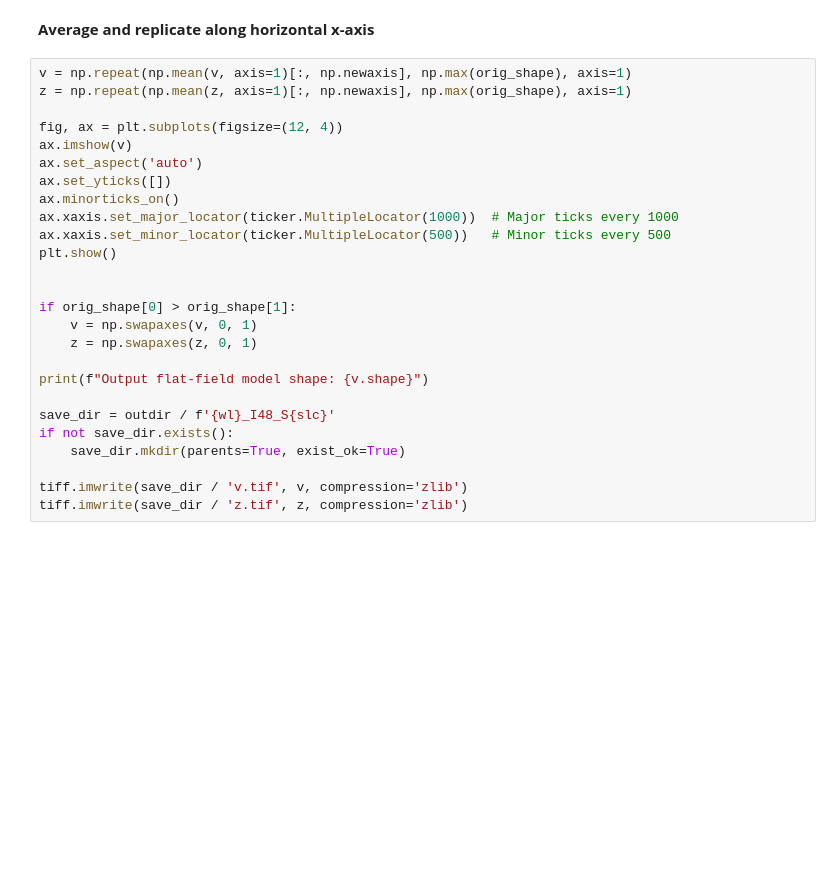
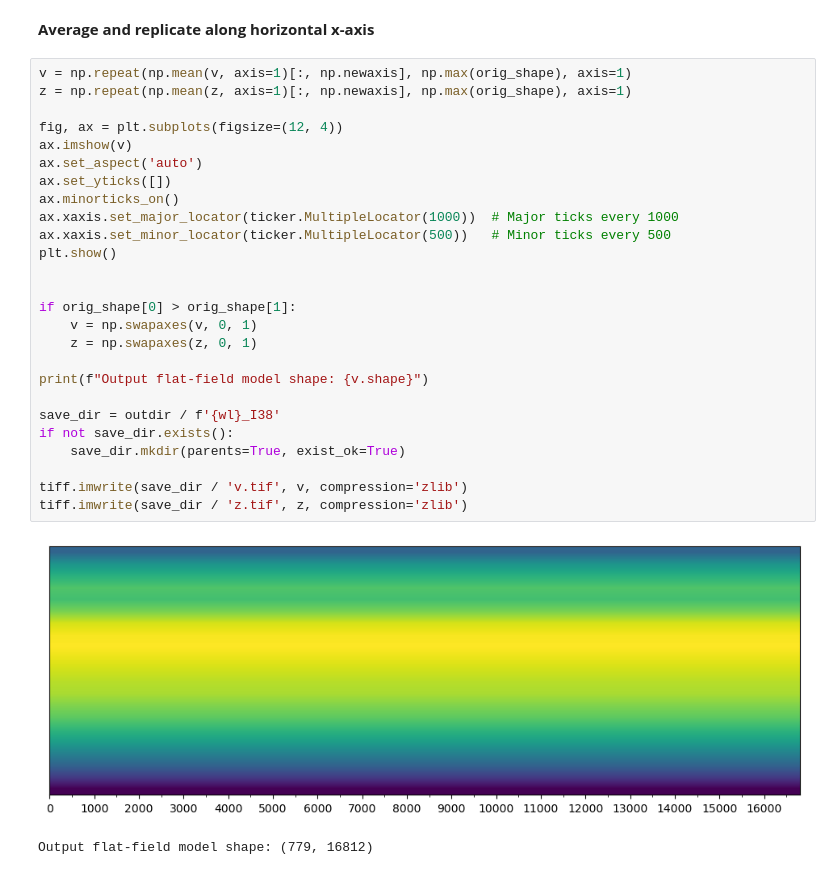
Before and after one commit to lens-biophotonics/mic, a Jupyter notebook: notebooks/cidre_model_postproc.ipynb, the cells around one changed output. Drawn from its saved outputs; the diff is of its cells as text; blank space fills up the shorter version.

```diff
--- a/notebooks/cidre_model_postproc.ipynb
+++ b/notebooks/cidre_model_postproc.ipynb
@@ -63,26 +69,29 @@ plt.show()
 # %%
 v = np.repeat(np.mean(v, axis=1)[:, np.newaxis], np.max(orig_shape), axis=1)
 z = np.repeat(np.mean(z, axis=1)[:, np.newaxis], np.max(orig_shape), axis=1)
 
 fig, ax = plt.subplots(figsize=(12, 4))
 ax.imshow(v)
 ax.set_aspect('auto')
 ax.set_yticks([])
 ax.minorticks_on()
 ax.xaxis.set_major_locator(ticker.MultipleLocator(1000))  # Major ticks every 1000
 ax.xaxis.set_minor_locator(ticker.MultipleLocator(500))   # Minor ticks every 500
 plt.show()
 
 
 if orig_shape[0] > orig_shape[1]:
     v = np.swapaxes(v, 0, 1)
     z = np.swapaxes(z, 0, 1)
 
 print(f"Output flat-field model shape: {v.shape}")
 
-save_dir = outdir / f'{wl}_I48_S{slc}'
+save_dir = outdir / f'{wl}_I38'
 if not save_dir.exists():
     save_dir.mkdir(parents=True, exist_ok=True)
 
 tiff.imwrite(save_dir / 'v.tif', v, compression='zlib')
 tiff.imwrite(save_dir / 'z.tif', z, compression='zlib')
+# %% [output]
+[figure, added]
+Output flat-field model shape: (779, 16812)
```
Also changed, not shown: parts of 3 cells of this notebook, 9 other files.
